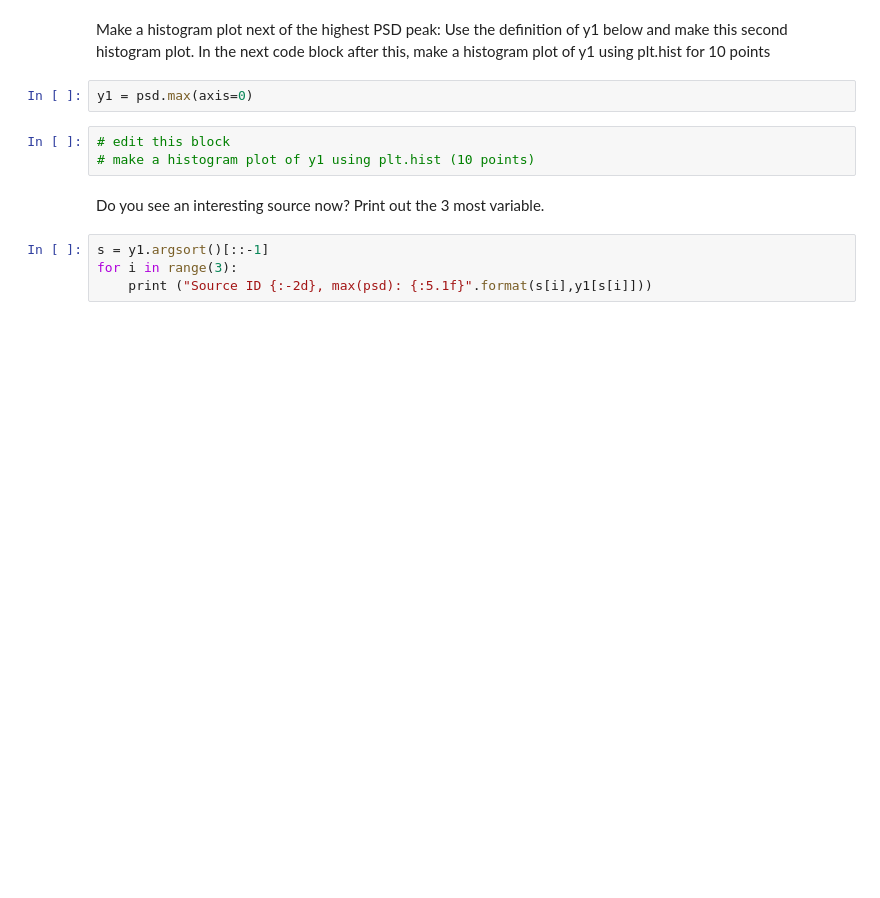
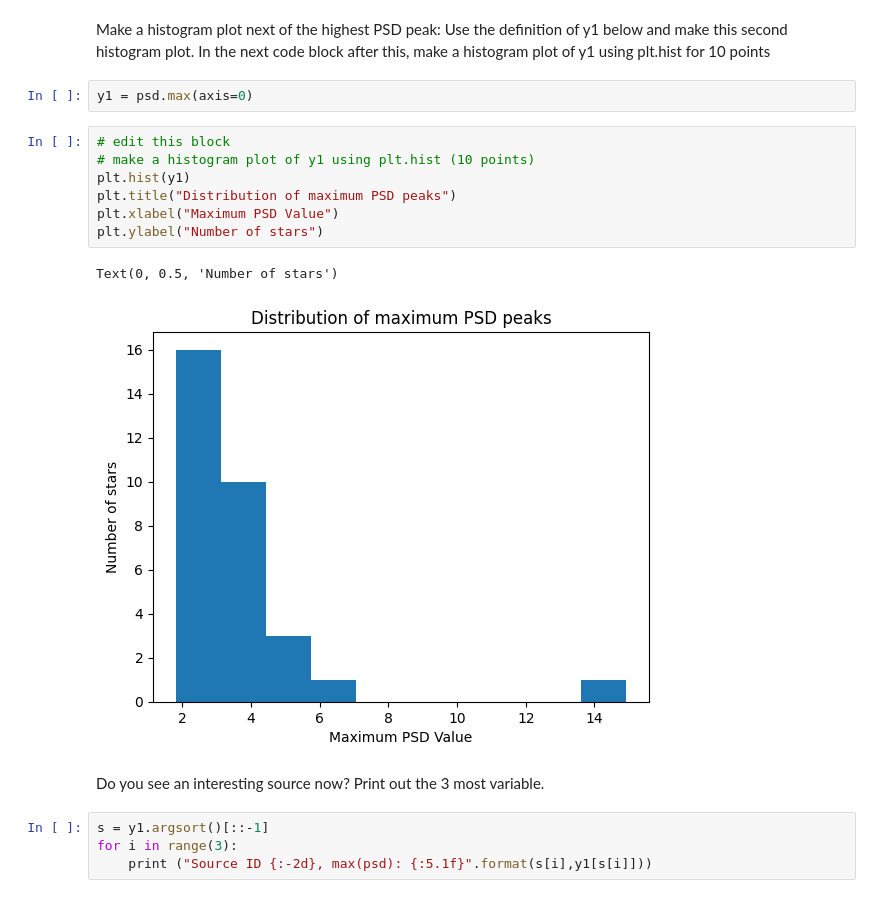
Before and after one commit to not-rudy/Engineering-Systems-and-Experimental-Problem-Solving, a Jupyter notebook: Final_Project_Visualization.ipynb, the cells around one changed output. Saved outputs shown, nothing was run; the diff lists cells and outputs as text; blank space fills up the shorter version.

```diff
--- a/Final_Project_Visualization.ipynb
+++ b/Final_Project_Visualization.ipynb
@@ -107,6 +181,13 @@ y1 = psd.max(axis=0)
 # %%
 # edit this block
 # make a histogram plot of y1 using plt.hist (10 points)
+plt.hist(y1)
+plt.title("Distribution of maximum PSD peaks")
+plt.xlabel("Maximum PSD Value")
+plt.ylabel("Number of stars")
+# %% [output]
+Text(0, 0.5, 'Number of stars')
+[figure, added]
 # %% [markdown]
 Do you see an interesting source now?  Print out the 3 most variable.
 # %%
```
Also changed, not shown: parts of 17 cells of this notebook.
